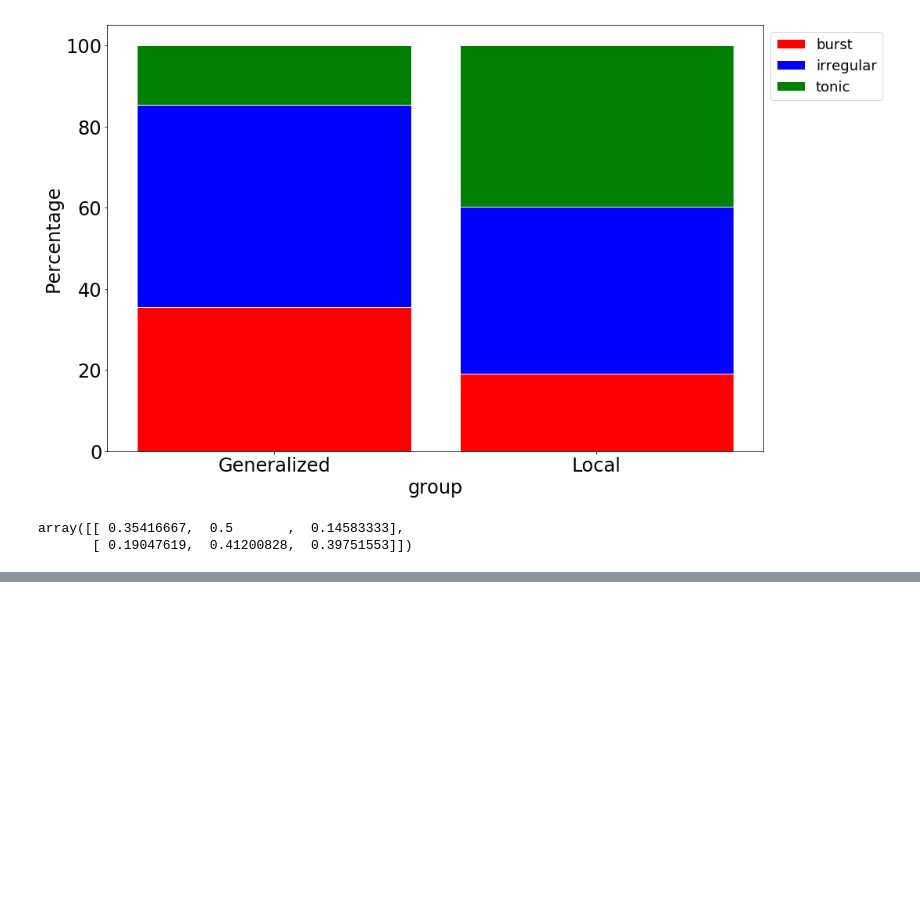
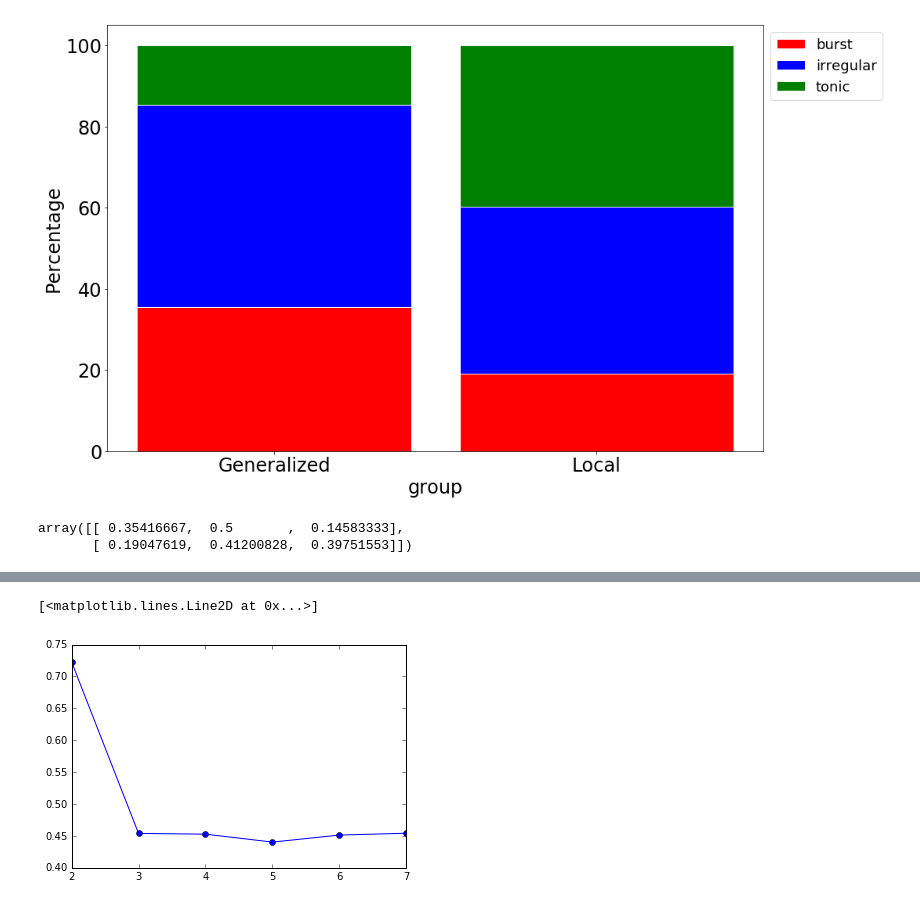
Before and after one commit to Vlad0922/neurophysiology, a Jupyter notebook: burst_clusters_heirarchy.ipynb, the cells around one changed output, grey strips where cells are left out. Cells and saved outputs as stored; diff of their text form; code cells hidden in the pictures; blank space fills up the shorter version.

```diff
--- a/burst_clusters_heirarchy.ipynb
+++ b/burst_clusters_heirarchy.ipynb
@@ -909,0 +986,5 @@ array([ 0.93997717,  0.04417136])
+# %%
+plt.plot(list(dist_dict.keys()), list(dist_dict.values()), marker='o')
+# %% [output]
+[<matplotlib.lines.Line2D at 0x...>]
+[figure, added]
```
Also changed, not shown: parts of 22 cells of this notebook.
